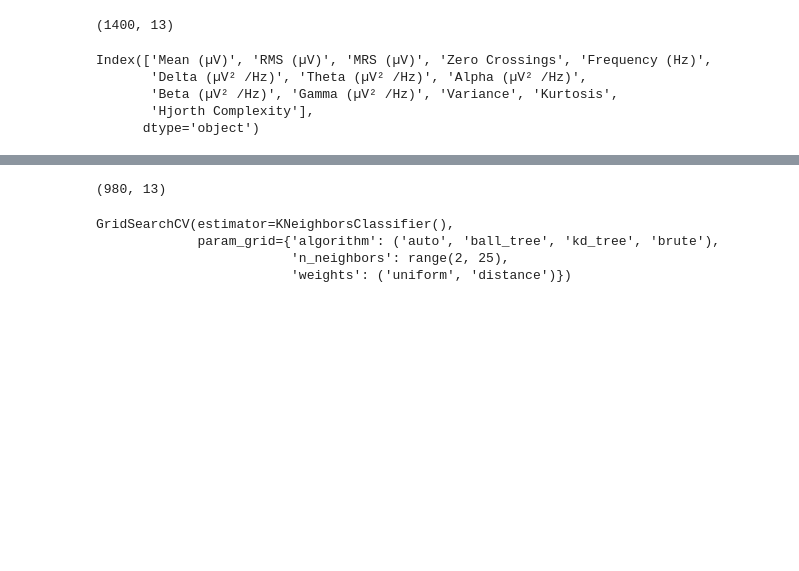
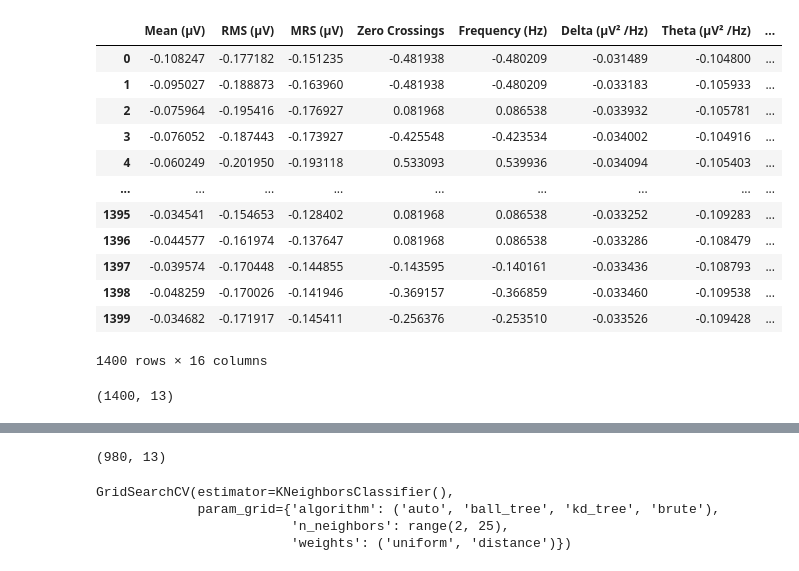
Before and after one commit to Anjalizi/Neonatal-Seizures, a Jupyter notebook: Variance Threshold/VT-KNN.ipynb, the cells around one changed output, grey strips where cells are left out. Cells and saved outputs as stored; diff of their text form; code cells hidden in the pictures; blank space fills up the shorter version.

```diff
--- a/Variance Threshold/VT-KNN.ipynb
+++ b/Variance Threshold/VT-KNN.ipynb
@@ -6,6 +23,30 @@ data = pd.read_csv('final-dataset.csv')
 # %%
 X = data.drop(columns=['Signal','Label','Hurst Component'])
 y = data['Label']
+# %%
+cols = X.columns
+data = pre.scale(X)
+data = pd.DataFrame(data=data[0:,0:], index=data[0:,0], columns=data[0,0:])
+data.columns = cols
+arr = []
+for num in range(1400):
+    arr.append(num);
+data = data.set_index(pd.Index(arr))
+data
+# %% [output]
+|  | Mean (µV) | RMS (µV) | MRS (µV) | Zero Crossings | Frequency (Hz) | Delta (µV² /Hz) | Theta (µV² /Hz) | ... |
+| 0 | -0.108247 | -0.177182 | -0.151235 | -0.481938 | -0.480209 | -0.031489 | -0.104800 | ... |
+| 1 | -0.095027 | -0.188873 | -0.163960 | -0.481938 | -0.480209 | -0.033183 | -0.105933 | ... |
+| 2 | -0.075964 | -0.195416 | -0.176927 | 0.081968 | 0.086538 | -0.033932 | -0.105781 | ... |
+| 3 | -0.076052 | -0.187443 | -0.173927 | -0.425548 | -0.423534 | -0.034002 | -0.104916 | ... |
+| 4 | -0.060249 | -0.201950 | -0.193118 | 0.533093 | 0.539936 | -0.034094 | -0.105403 | ... |
+| ... | ... | ... | ... | ... | ... | ... | ... | ... |
+| 1395 | -0.034541 | -0.154653 | -0.128402 | 0.081968 | 0.086538 | -0.033252 | -0.109283 | ... |
+| 1396 | -0.044577 | -0.161974 | -0.137647 | 0.081968 | 0.086538 | -0.033286 | -0.108479 | ... |
+| 1397 | -0.039574 | -0.170448 | -0.144855 | -0.143595 | -0.140161 | -0.033436 | -0.108793 | ... |
+| 1398 | -0.048259 | -0.170026 | -0.141946 | -0.369157 | -0.366859 | -0.033460 | -0.109538 | ... |
+| 1399 | -0.034682 | -0.171917 | -0.145411 | -0.256376 | -0.253510 | -0.033526 | -0.109428 | ... |
+1400 rows × 16 columns
 # %%
 from sklearn.feature_selection import VarianceThreshold
 def variance_threshold_selector(data, threshold):
@@ -18,11 +59,3 @@ X = variance_threshold_selector(X, p*(1-p))
 X.shape
 # %% [output]
 (1400, 13)
-# %%
-X.columns
-# %% [output]
-Index(['Mean (µV)', 'RMS (µV)', 'MRS (µV)', 'Zero Crossings', 'Frequency (Hz)',
-       'Delta (µV² /Hz)', 'Theta (µV² /Hz)', 'Alpha (µV² /Hz)',
-       'Beta (µV² /Hz)', 'Gamma (µV² /Hz)', 'Variance', 'Kurtosis',
-       'Hjorth Complexity'],
-      dtype='object')
```
Also changed, not shown: parts of 4 cells of this notebook, 5 other files.
